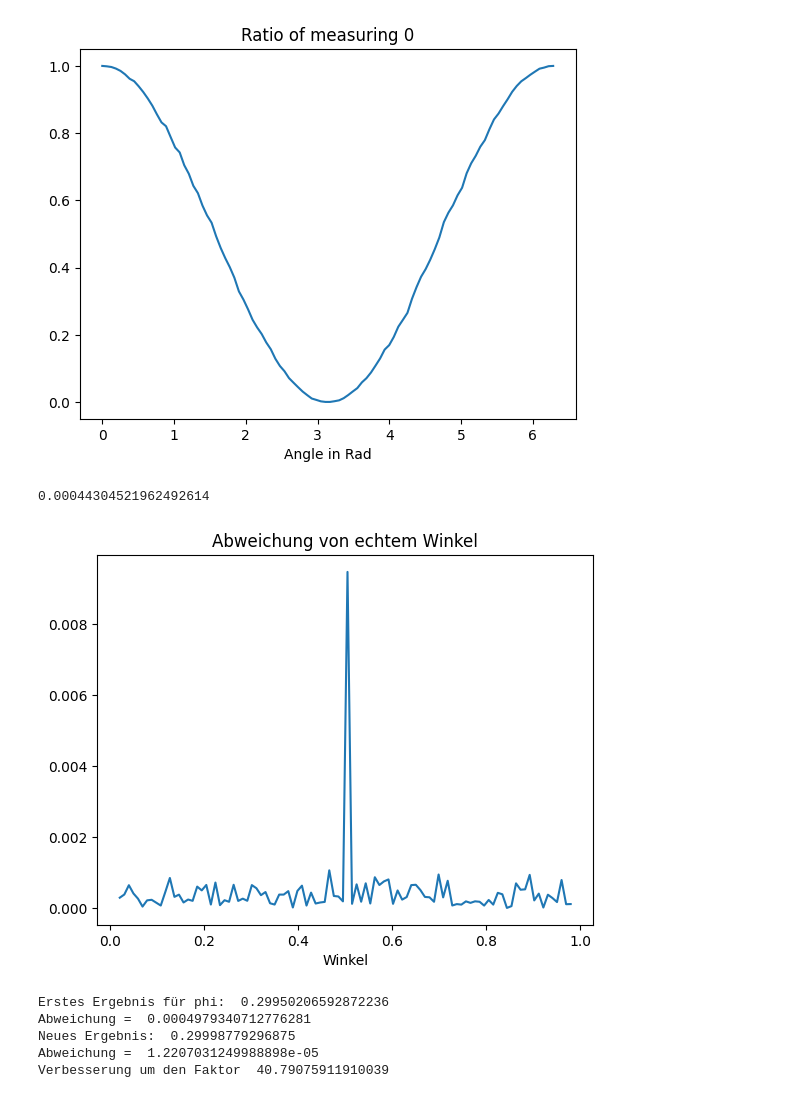
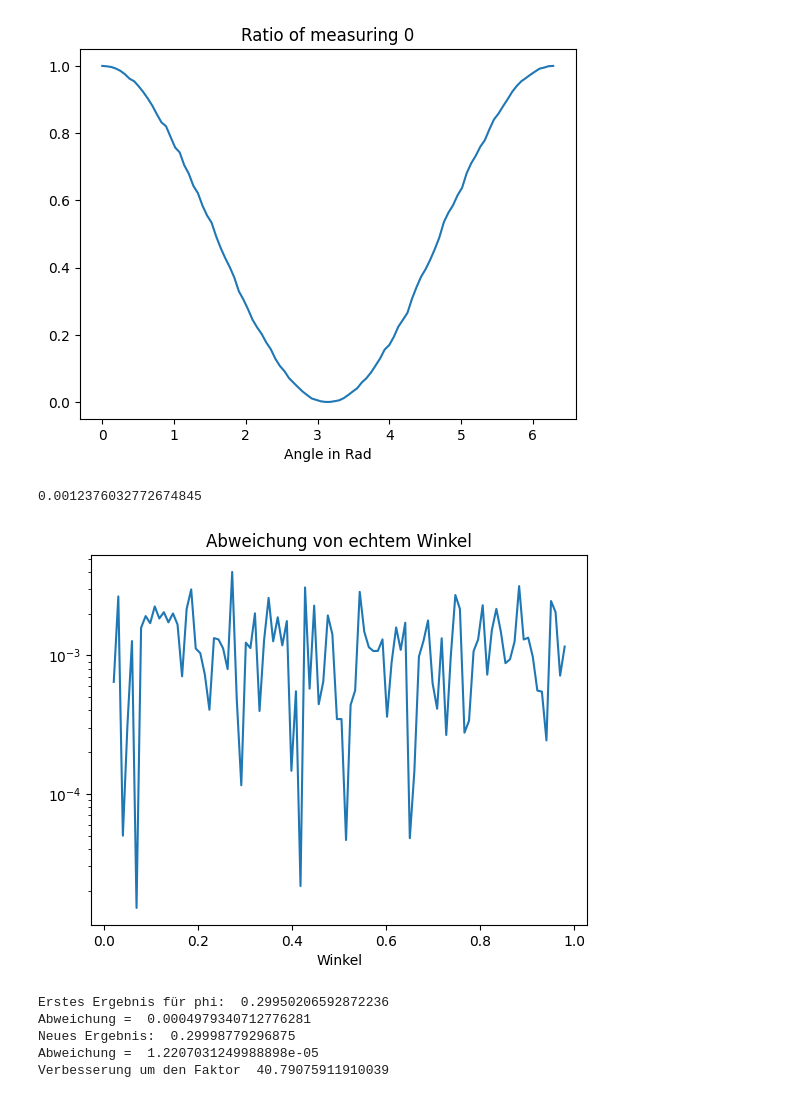
Before and after one commit to RicemanBoy/Bachelor, a Jupyter notebook: thestart.ipynb, the cells around one changed output. Drawn from its saved outputs; the diff is of its cells as text; code cells hidden in the pictures.

```diff
--- a/thestart.ipynb
+++ b/thestart.ipynb
@@ -144,21 +144,21 @@ def prec_per_shots(phi:float, maxshots: int, steps:int ,error:float):
 # %%
 all = np.linspace(0.02,0.98,100)
 
 y = []
 
 for i in all:
-    run = skill(i,100000,0)
+    run = skill(i,10000,0)
     yes = np.abs(run-i)
     y.append(yes)
 
 plt.plot(all,y)
 plt.title("Abweichung von echtem Winkel")
 plt.xlabel("Winkel")
-#plt.yscale("log")
+plt.yscale("log")
 print(np.mean(y))
 # %% [output]
-0.00044304521962492614
+0.0012376032772674845
-[figure, old version]
+[figure, new version]
 # %%
 nxt_lvl(0.3, 100000, 0, 7)
 # %% [output]
```
